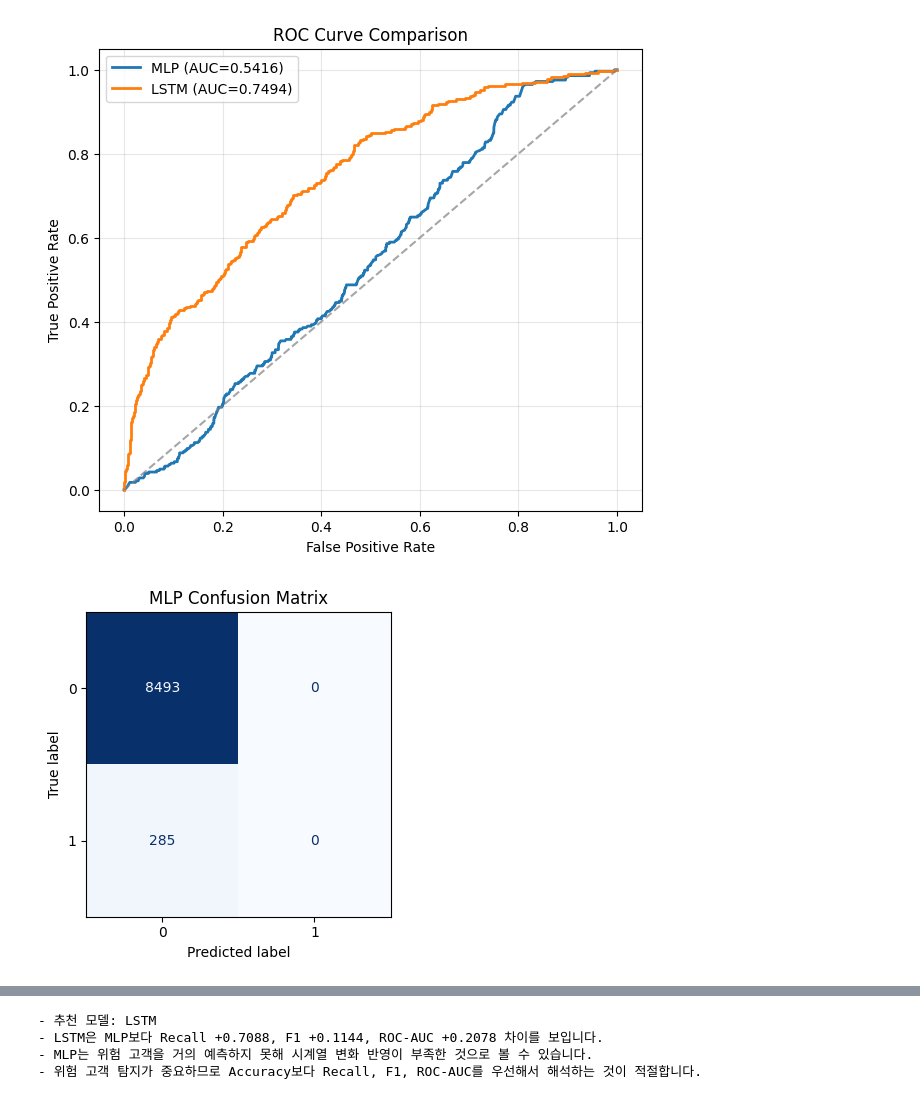
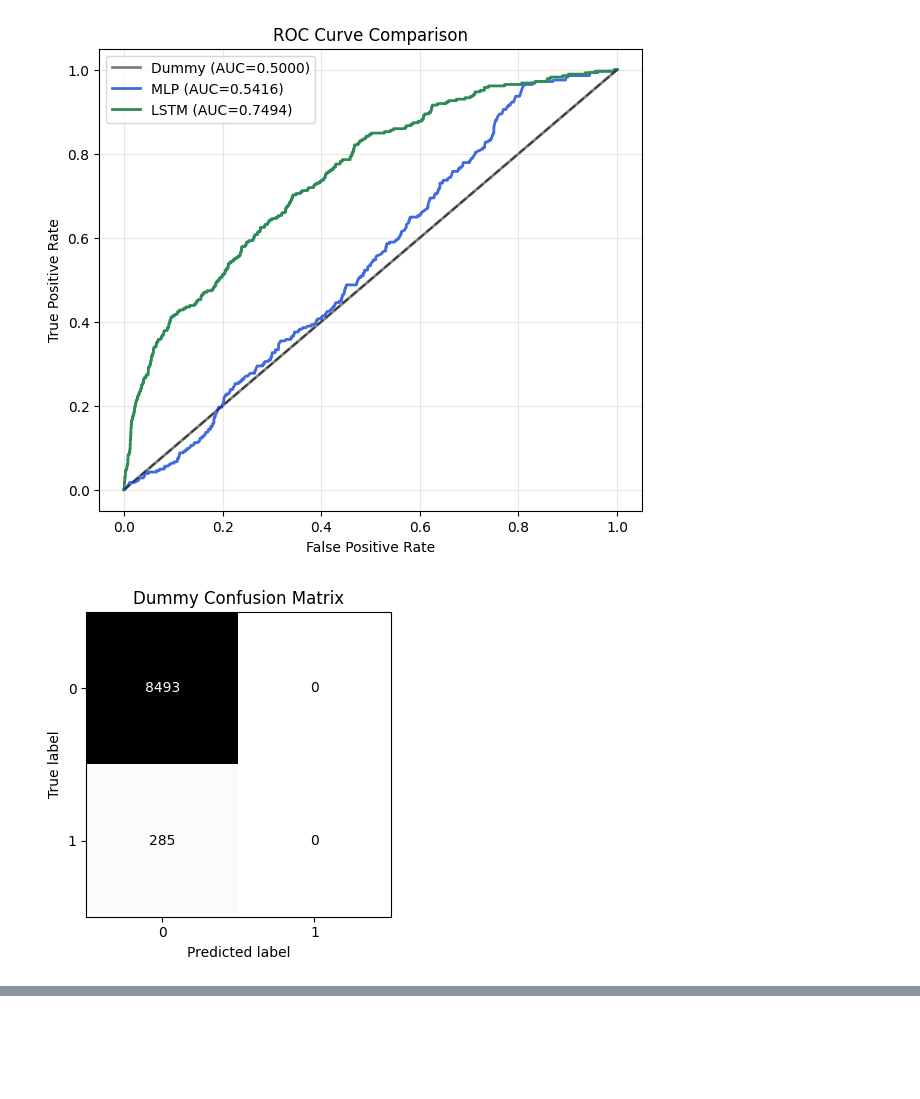
Before and after one commit to amuldi/RepurchaseDelayRisk_Prediction, a Jupyter notebook: compare_models.ipynb, the cells around one changed output, grey strips where cells are left out. Saved outputs shown, nothing was run; the diff lists cells and outputs as text; code cells hidden in the pictures; blank space fills up the shorter version.

Commit message:
Update comparison notebook and README

```diff
--- a/compare_models.ipynb
+++ b/compare_models.ipynb
@@ -16,6 +20,7 @@ import matplotlib.pyplot as plt
 import numpy as np
 import pandas as pd
 import tensorflow as tf
+from sklearn.dummy import DummyClassifier
 from sklearn.metrics import (
     ConfusionMatrixDisplay,
     accuracy_score,
@@ -26,7 +31,8 @@ from sklearn.metrics import (
     roc_auc_score,
     roc_curve,
 )
-from sklearn.model_selection import train_test_split
+from sklearn.model_selection import StratifiedKFold, train_test_split
+from sklearn.neural_network import MLPClassifier
 from sklearn.preprocessing import StandardScaler
 
 FEATURE_PATH = 'data/customer_features.csv'
@@ -36,7 +42,11 @@ Y_PATH = 'outputs/y.npy'
 MLP_MODEL_PATH = 'outputs/mlp_model.pkl'
 LSTM_MODEL_PATH = 'outputs/lstm_model.keras'
 RESULT_PATH = 'outputs/model_comparison.csv'
+CV_RESULT_PATH = 'outputs/model_cv_comparison.csv'
 
 RANDOM_SEED = 42
 TEST_SIZE = 0.2
-VAL_SIZE = 0.2
+N_SPLITS = 3
+CV_SAMPLE_SIZE = 60000
+CV_EPOCHS = 6
+BATCH_SIZE = 256
@@ -128,30 +320,37 @@ def interpretation(result_df: pd.DataFrame) -> list[str]:
 # %%
 # 실행
 features, metadata, x_seq, y, mlp_bundle, lstm_model = load_data()
-x_mlp_test, x_lstm_test, y_test = prepare_test_sets(features, metadata, x_seq, y)
+merged_df, x_flat, x_seq, y, feature_cols = prepare_data(features, metadata, x_seq, y)
 
-mlp_prob = mlp_bundle['model'].predict_proba(x_mlp_test)[:, 1]
-lstm_prob = lstm_model.predict(x_lstm_test, verbose=0).ravel()
-
-mlp_metrics = score(y_test, mlp_prob)
-lstm_metrics = score(y_test, lstm_prob)
+print('[INFO] 단일 테스트셋 비교 시작')
+y_test, single_results = single_split_compare(x_flat, x_seq, y, mlp_bundle, lstm_model)
 
 result_df = pd.DataFrame([
-    {'model': 'MLP', **{k: v for k, v in mlp_metrics.items() if k not in ['confusion_matrix', 'fpr', 'tpr']}},
-    {'model': 'LSTM', **{k: v for k, v in lstm_metrics.items() if k not in ['confusion_matrix', 'fpr', 'tpr']}},
+    {'model': model_name, **{k: v for k, v in metrics.items() if k not in ['confusion_matrix', 'fpr', 'tpr']}}
+    for model_name, metrics in single_results.items()
 ]).round(4)
 result_df.to_csv(RESULT_PATH, index=False)
-
+print('\n[단일 테스트셋 결과]')
 display(result_df.set_index('model'))
 
-diff_df = result_df.set_index('model').T.copy()
-diff_df['LSTM - MLP'] = diff_df['LSTM'] - diff_df['MLP']
-display(diff_df)
+print('[INFO] StratifiedKFold 비교 시작')
+cv_df = cv_compare(x_flat, x_seq, y)
+cv_df.to_csv(CV_RESULT_PATH, index=False)
+cv_summary = (
+    cv_df.groupby('model')[['accuracy', 'precision', 'recall', 'f1', 'roc_auc']]
+    .agg(['mean', 'std'])
+    .round(4)
+)
+cv_summary.columns = [f'{metric}_{stat}' for metric, stat in cv_summary.columns]
+cv_summary = cv_summary.reset_index()
+print('\n[교차검증 평균 결과]')
+display(cv_summary.set_index('model'))
 
 fig, ax = plt.subplots(figsize=(7, 6))
-ax.plot(mlp_metrics['fpr'], mlp_metrics['tpr'], label=f"MLP (AUC={mlp_metrics['roc_auc']:.4f})", linewidth=2)
-ax.plot(lstm_metrics['fpr'], lstm_metrics['tpr'], label=f"LSTM (AUC={lstm_metrics['roc_auc']:.4f})", linewidth=2)
-ax.plot([0, 1], [0, 1], linestyle='--', color='gray', alpha=0.7)
+for model_name, color in [('Dummy', 'gray'), ('MLP', 'royalblue'), ('LSTM', 'seagreen')]:
+    metrics = single_results[model_name]
+    ax.plot(metrics['fpr'], metrics['tpr'], label=f"{model_name} (AUC={metrics['roc_auc']:.4f})", linewidth=2, color=color)
+ax.plot([0, 1], [0, 1], linestyle='--', color='black', alpha=0.5)
 ax.set_title('ROC Curve Comparison')
 ax.set_xlabel('False Positive Rate')
 ax.set_ylabel('True Positive Rate')
@@ -159,18 +358,13 @@ ax.legend()
 ax.grid(alpha=0.3)
 plt.show()
 
-fig, ax = plt.subplots(figsize=(5, 4))
-ConfusionMatrixDisplay(mlp_metrics['confusion_matrix']).plot(ax=ax, cmap='Blues', colorbar=False)
-ax.set_title('MLP Confusion Matrix')
-plt.tight_layout()
-plt.show()
+for model_name, cmap in [('Dummy', 'Greys'), ('MLP', 'Blues'), ('LSTM', 'Greens')]:
+    fig, ax = plt.subplots(figsize=(5, 4))
+    ConfusionMatrixDisplay(single_results[model_name]['confusion_matrix']).plot(ax=ax, cmap=cmap, colorbar=False)
+    ax.set_title(f'{model_name} Confusion Matrix')
+    plt.tight_layout()
+    plt.show()
 
-fig, ax = plt.subplots(figsize=(5, 4))
-ConfusionMatrixDisplay(lstm_metrics['confusion_matrix']).plot(ax=ax, cmap='Greens', colorbar=False)
-ax.set_title('LSTM Confusion Matrix')
-plt.tight_layout()
-plt.show()
-
-for line in interpretation(result_df):
+for line in interpretation(result_df, cv_summary):
     print(f'- {line}')
 # %% [output]
@@ -188,2 +396,2 @@ for line in interpretation(result_df):
-[figure, old version]
+[figure, new version]
-[figure, old version]
+[figure, new version]
@@ -191,4 +398,0 @@ for line in interpretation(result_df):
-- 추천 모델: LSTM
-- LSTM은 MLP보다 Recall +0.7088, F1 +0.1144, ROC-AUC +0.2078 차이를 보입니다.
-- MLP는 위험 고객을 거의 예측하지 못해 시계열 변화 반영이 부족한 것으로 볼 수 있습니다.
-- 위험 고객 탐지가 중요하므로 Accuracy보다 Recall, F1, ROC-AUC를 우선해서 해석하는 것이 적절합니다.
```
Also changed, not shown: parts of 4 cells of this notebook, 2 other files.
